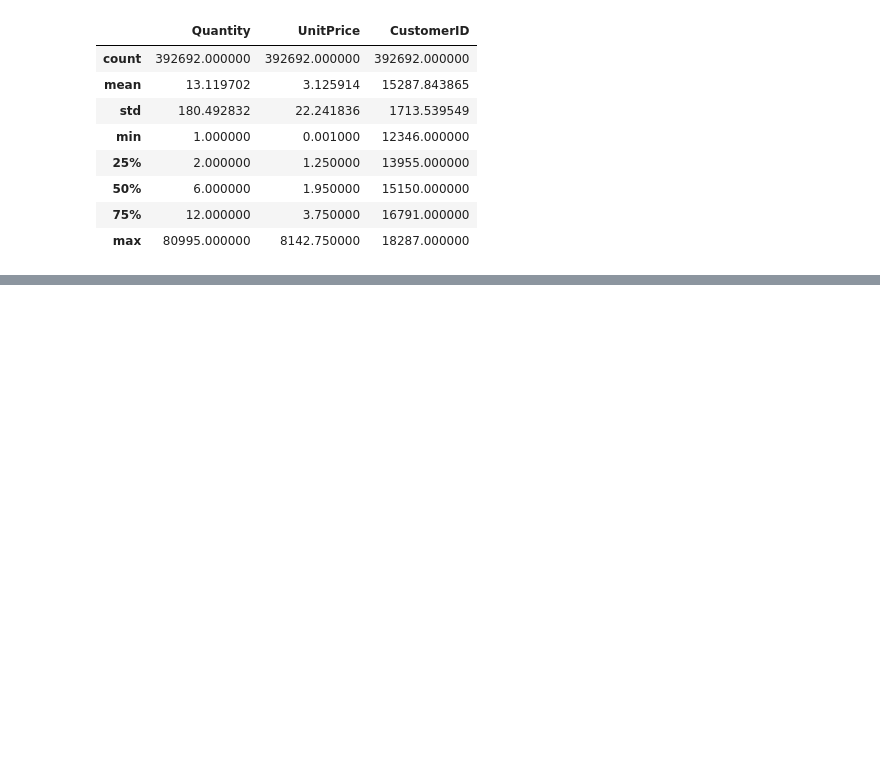
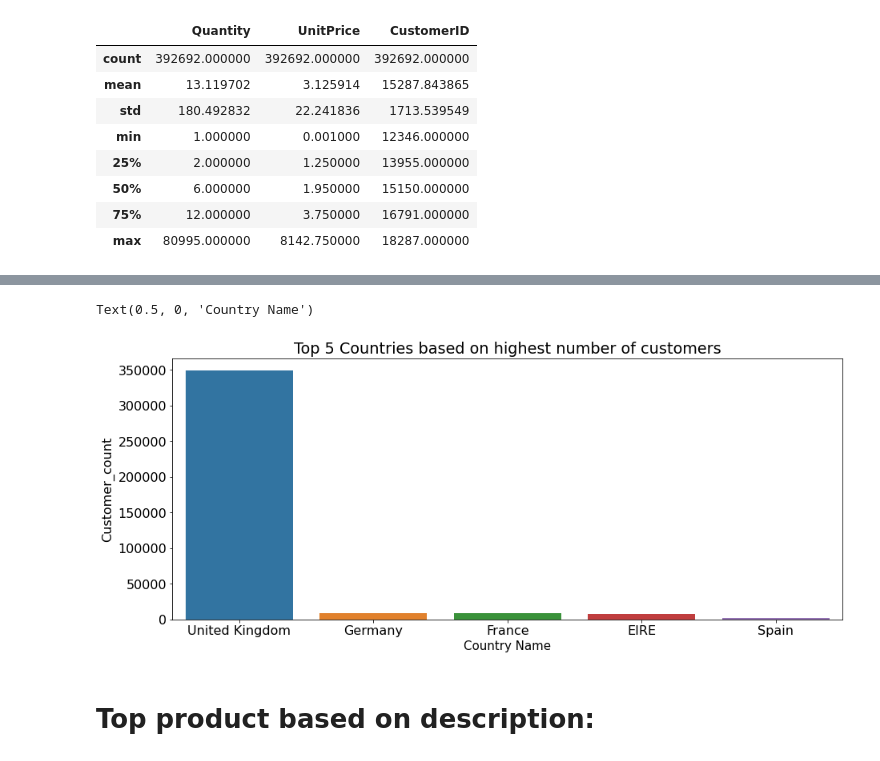
Before and after one commit to Gayatri-Surapaneni/Online-customer-segmentation, a Jupyter notebook: Online_customers_segmentation.ipynb, the cells around one changed output, grey strips where cells are left out. Cells and saved outputs as stored; diff of their text form; code cells hidden in the pictures; blank space fills up the shorter version.

```diff
--- a/Online_customers_segmentation.ipynb
+++ b/Online_customers_segmentation.ipynb
@@ -398,0 +416,8 @@ df.describe()
+# %%
+# Extracting month from the Invoice date
+df['Month']=df['InvoiceDate'].dt.month_name()
+# %%
+# Extracting day from the Invoice date
+df['Day']=df['InvoiceDate'].dt.day_name()
+# %%
+df['TotalAmount']=df['Quantity']*df['UnitPrice']
@@ -398,0 +441,2 @@ df.describe()
+# %%
+top_5_countries=df['Country'].value_counts().reset_index().rename(columns={'index':'Country','Country':'Customer_count'})
@@ -398,0 +463,12 @@ df.describe()
+# %%
+# Let's see Top 5 countries where max sell happens.
+plt.figure(figsize=(15,6))
+plt.rcParams['font.size'] = '16'
+sns.barplot(x=top_5_countries['Country'].head(5),y=top_5_countries['Customer_count'].head(5))
+plt.title('Top 5 Countries based on highest number of customers')
+plt.xlabel("Country Name",fontsize='15')
+# %% [output]
+Text(0.5, 0, 'Country Name')
+[figure, added]
+# %% [markdown]
+# **Top product based on description:**
```
Also changed, not shown: parts of 46 cells of this notebook.
